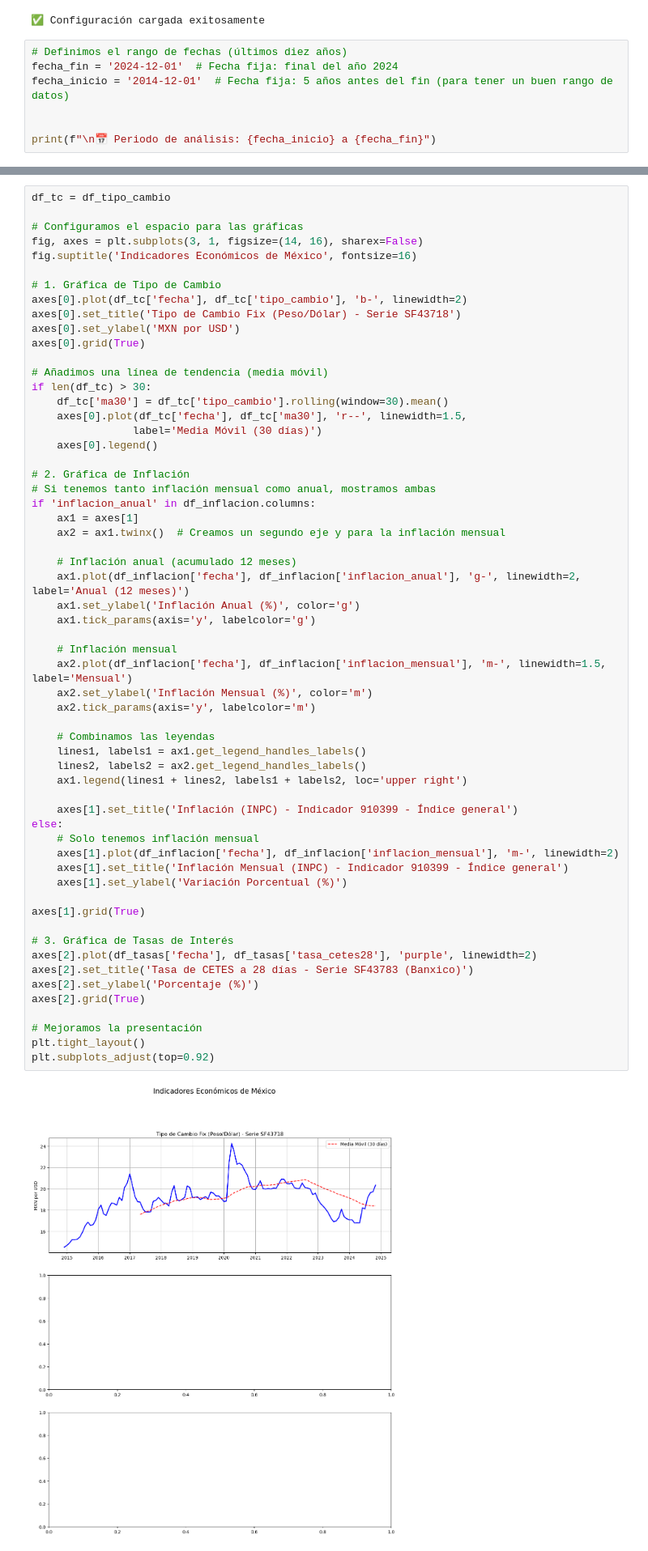
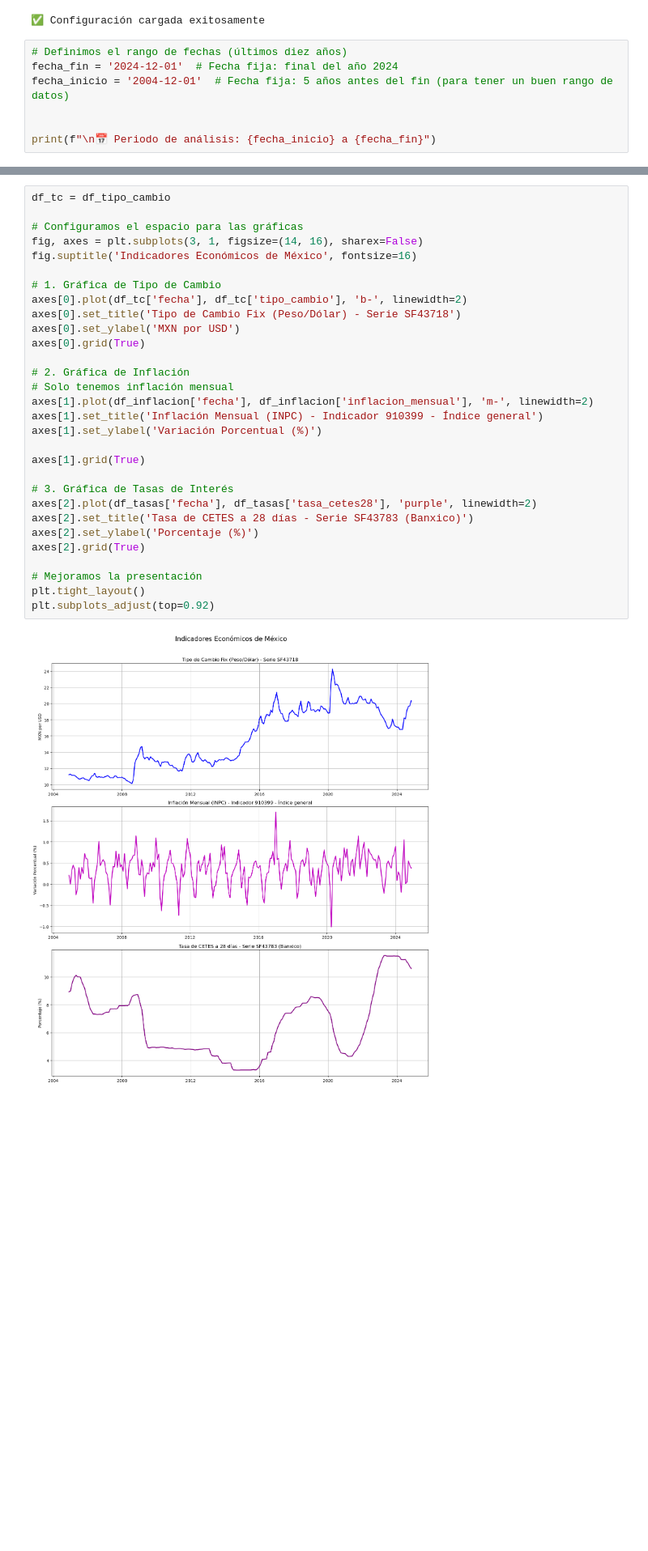
Before and after one commit to ROrodrigp/banxico-inegi-analysis, a Jupyter notebook: analisis_economico_banxico_inegi.ipynb, the cells around one changed output, grey strips where cells are left out. Shown: that part at 81% size. Saved outputs shown, nothing was run; the diff lists cells and outputs as text; blank space fills up the shorter version.

Commit message:
Adding plots

```diff
--- a/analisis_economico_banxico_inegi.ipynb
+++ b/analisis_economico_banxico_inegi.ipynb
@@ -316,7 +316,7 @@ inegi_indicadores = Indicadores(token=token_inegi)
 # %%
 # Definimos el rango de fechas (últimos diez años)
 fecha_fin = '2024-12-01'  # Fecha fija: final del año 2024
-fecha_inicio = '2014-12-01'  # Fecha fija: 5 años antes del fin (para tener un buen rango de datos)
+fecha_inicio = '2004-12-01'  # Fecha fija: 5 años antes del fin (para tener un buen rango de datos)
 
 
 print(f"\n📅 Periodo de análisis: {fecha_inicio} a {fecha_fin}")
@@ -365,61 +365,32 @@ df_tasas.head()
 # %%
 df_tc = df_tipo_cambio
 
 # Configuramos el espacio para las gráficas
 fig, axes = plt.subplots(3, 1, figsize=(14, 16), sharex=False)
 fig.suptitle('Indicadores Económicos de México', fontsize=16)
 
 # 1. Gráfica de Tipo de Cambio
 axes[0].plot(df_tc['fecha'], df_tc['tipo_cambio'], 'b-', linewidth=2)
 axes[0].set_title('Tipo de Cambio Fix (Peso/Dólar) - Serie SF43718')
 axes[0].set_ylabel('MXN por USD')
 axes[0].grid(True)
 
-# Añadimos una línea de tendencia (media móvil)
-if len(df_tc) > 30:
-    df_tc['ma30'] = df_tc['tipo_cambio'].rolling(window=30).mean()
-    axes[0].plot(df_tc['fecha'], df_tc['ma30'], 'r--', linewidth=1.5,
-                label='Media Móvil (30 días)')
-    axes[0].legend()
-
 # 2. Gráfica de Inflación
-# Si tenemos tanto inflación mensual como anual, mostramos ambas
-if 'inflacion_anual' in df_inflacion.columns:
-    ax1 = axes[1]
-    ax2 = ax1.twinx()  # Creamos un segundo eje y para la inflación mensual
-
-    # Inflación anual (acumulado 12 meses)
-    ax1.plot(df_inflacion['fecha'], df_inflacion['inflacion_anual'], 'g-', linewidth=2, label='Anual (12 meses)')
-    ax1.set_ylabel('Inflación Anual (%)', color='g')
-    ax1.tick_params(axis='y', labelcolor='g')
-
-    # Inflación mensual
-    ax2.plot(df_inflacion['fecha'], df_inflacion['inflacion_mensual'], 'm-', linewidth=1.5, label='Mensual')
-    ax2.set_ylabel('Inflación Mensual (%)', color='m')
-    ax2.tick_params(axis='y', labelcolor='m')
-
-    # Combinamos las leyendas
-    lines1, labels1 = ax1.get_legend_handles_labels()
-    lines2, labels2 = ax2.get_legend_handles_labels()
-    ax1.legend(lines1 + lines2, labels1 + labels2, loc='upper right')
-
-    axes[1].set_title('Inflación (INPC) - Indicador 910399 - Índice general')
-else:
-    # Solo tenemos inflación mensual
-    axes[1].plot(df_inflacion['fecha'], df_inflacion['inflacion_mensual'], 'm-', linewidth=2)
-    axes[1].set_title('Inflación Mensual (INPC) - Indicador 910399 - Índice general')
-    axes[1].set_ylabel('Variación Porcentual (%)')
+# Solo tenemos inflación mensual
+axes[1].plot(df_inflacion['fecha'], df_inflacion['inflacion_mensual'], 'm-', linewidth=2)
+axes[1].set_title('Inflación Mensual (INPC) - Indicador 910399 - Índice general')
+axes[1].set_ylabel('Variación Porcentual (%)')
 
 axes[1].grid(True)
 
 # 3. Gráfica de Tasas de Interés
 axes[2].plot(df_tasas['fecha'], df_tasas['tasa_cetes28'], 'purple', linewidth=2)
 axes[2].set_title('Tasa de CETES a 28 días - Serie SF43783 (Banxico)')
 axes[2].set_ylabel('Porcentaje (%)')
 axes[2].grid(True)
 
 # Mejoramos la presentación
 plt.tight_layout()
 plt.subplots_adjust(top=0.92)
 # %% [output]
-[figure, old version]
+[figure, new version]
```
Also changed, not shown: parts of 5 cells of this notebook.
